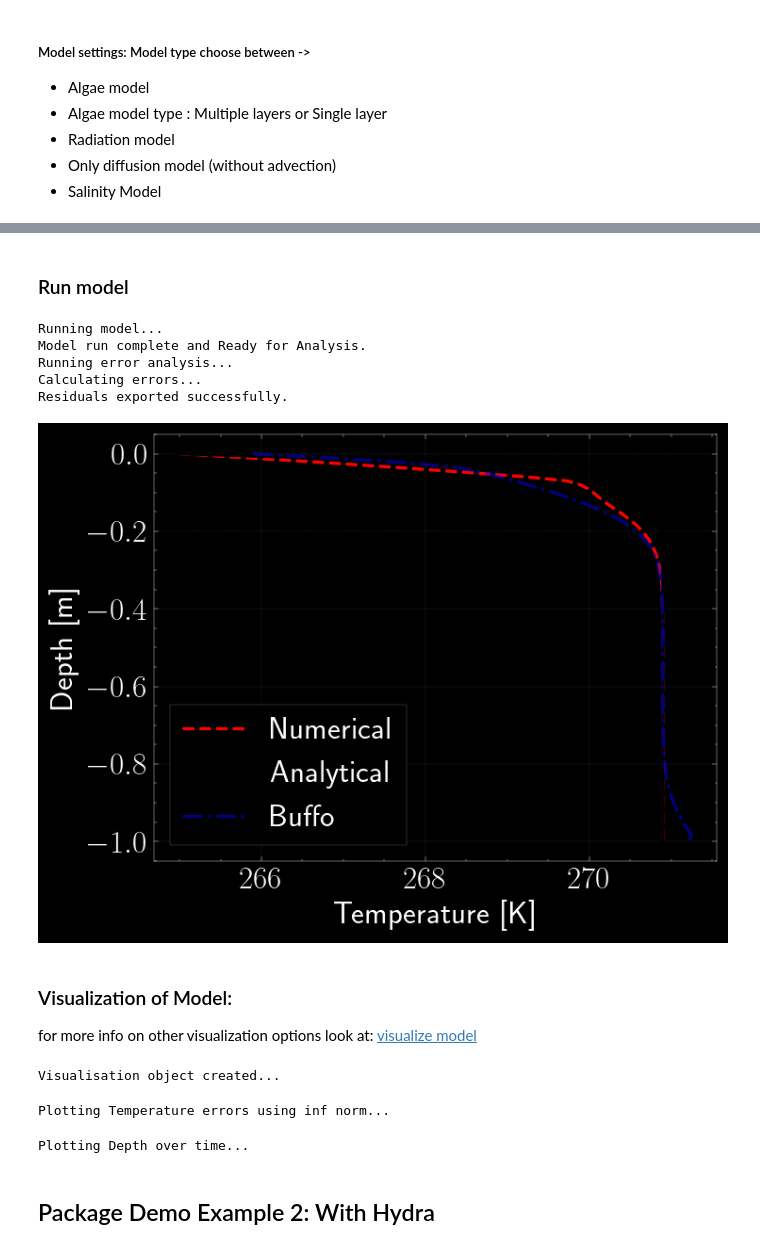
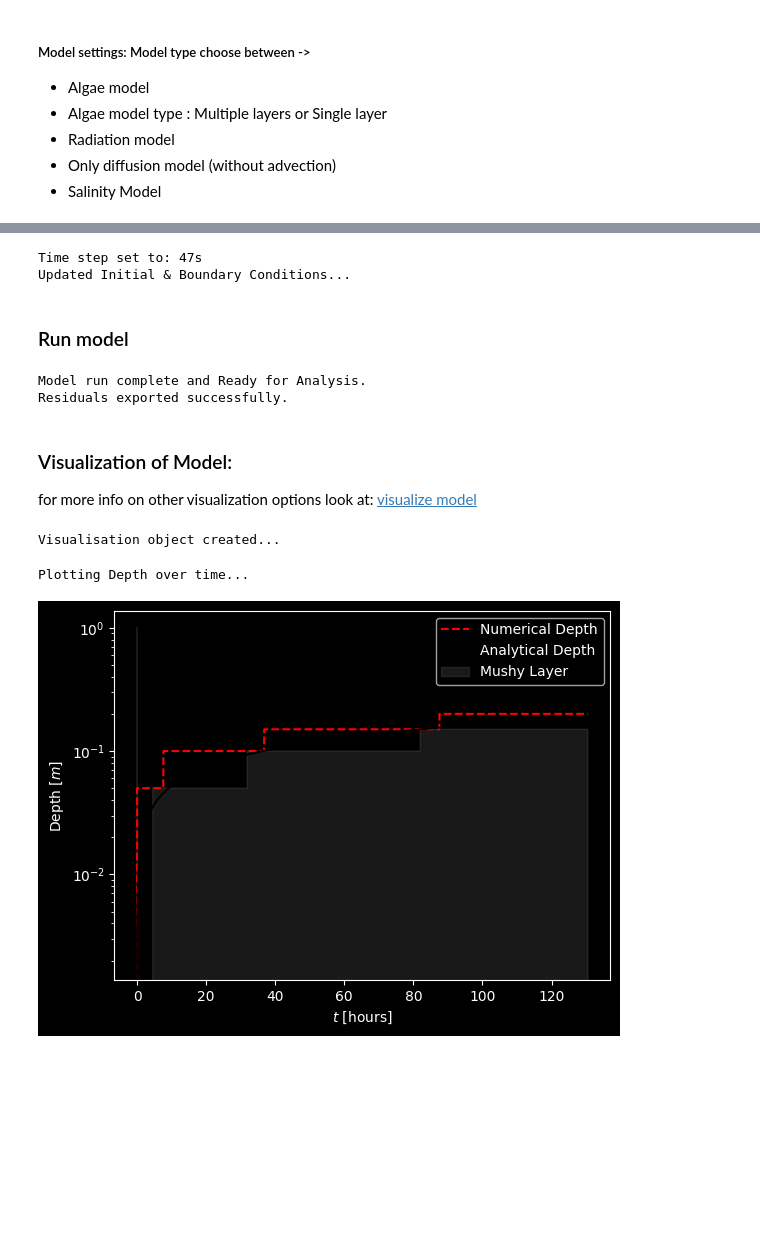
Before and after one commit to starry-phoenix/spyice-thesis, a Jupyter notebook: example/example_with_different_userinputs.ipynb, the cells around one changed output, grey strips where cells are left out. Saved outputs shown, nothing was run; the diff lists cells and outputs as text; code cells hidden in the pictures; blank space fills up the shorter version.

Commit message:
removed pgf latex rendered graphs

```diff
--- a/example/example_with_different_userinputs.ipynb
+++ b/example/example_with_different_userinputs.ipynb
@@ -26,9 +23,10 @@ from spyice.preprocess import PreProcess
 constants_dict = {
     "constants": {"constants": "real"},
     "dt": {"dt": 47},
-    "S_IC": {"S_IC": "S34"},
-    "iter_max": {"iter_max": 1500},
-    "dz": {"dz": 0.01},
+    "iter_max": {"iter_max": 10000},
+    "dz": {"dz": 0.05},
+    "model": {"is_diffusiononly_equation": False, "is_salinity_equation": True, "is_radiation_equation": True, "is_algae_equation": True, "algae_model_BAL_type": "all"},
+    "ICBC": {"S_IC": 'S_34', "T_BC": 265.0}
 }
 config_raw = OmegaConf.create(constants_dict)
 config = ConfigSort.getconfig_dataclass(config_raw, config_type="jupyter")
@@ -36,7 +34,7 @@ config = ConfigSort.getconfig_dataclass(config_raw, config_type="jupyter")
 base_dir = Path.cwd()
 output_base_dir = Path(base_dir, "output")
 wo_hydra_dir = Path(output_base_dir, "without_hydra")
-out_dir_final = create_output_directory(wo_hydra_dir, config.initial_salinity.S_IC, "2", "0.01", "47", "1000", "example")
+out_dir_final = create_output_directory(wo_hydra_dir, "S", "2", "0.01", "47", "1000", "example")
 # %% [markdown]
 ### Preprocessing
 # %%
@@ -92,4 +88,5 @@ from spyice.parameters.user_input import TopTemperatureType
 
 userinput_data.boundary_condition_type = BoundaryConditionType.DIRICHLET.value
 userinput_data.temperature_top_type = TopTemperatureType.STEFAN.value
+userinput_data.boundary_top_temperature = 265
 # %% [markdown]
@@ -101,3 +100,8 @@ userinput_data.liquidus_relation_type = LiquidusRelation.NORMAL.value
+# %%
+preprocess_data = PreProcess.update_preprocess_dataclass(preprocess_data, userinput_data)
+# %% [output]
+Time step set to: 47s
+Updated Initial & Boundary Conditions...
 # %% [markdown]
 ### Run model
 # %%
@@ -113,15 +117,11 @@ analysis_data = Analysis.get_error_results(
             output_dir=out_dir_final,
         )
 # %% [output]
-Running model...
 Model run complete and Ready for Analysis.
-Running error analysis...
-Calculating errors...
 Residuals exported successfully.
-[figure, removed]
 # %% [markdown]
 ### Visualization of Model:
-for more info on other visualization options look at:  [visualize model](file:///C:/Users/sneha/Documents/MBDHiWi/MBDHiwi/spyicedir/spyicedir/docs/build/html/api/spyice.postprocess.visualise_model.html)
+for more info on other visualization options look at:  [visualize model](https://starry-phoenix.github.io/spyice-thesis/build/html/api/spyice.postprocess.visualise_model.html)
 # %%
 model_visualization_object = VisualiseModel(
     user_input_dataclass=userinput_data,
@@ -131,14 +131,8 @@ model_visualization_object = VisualiseModel(
 # %% [output]
 Visualisation object created...
 # %%
-# Plots the Temperature Difference between Analytical and Numerical Solutions
-model_visualization_object.plot_error_temp(100, norm="inf", savefig=False)
+# Plots the interface tracking over time for Analytical and Numerical Solutions
+model_visualization_object.plot_depth_over_time(savefig=False, show=True)
 # %% [output]
-Plotting Temperature errors using inf norm...
+Plotting Depth over time...
+[figure, added]
-# %%
-# Plots the interface tracking over time for Analytical and Numerical Solutions
-model_visualization_object.plot_depth_over_time(savefig=True)
-# %% [output]
-Plotting Depth over time...
-# %% [markdown]
-## Package Demo Example 2: With Hydra
```
Also changed, not shown: parts of 22 cells of this notebook, 6 other files.
